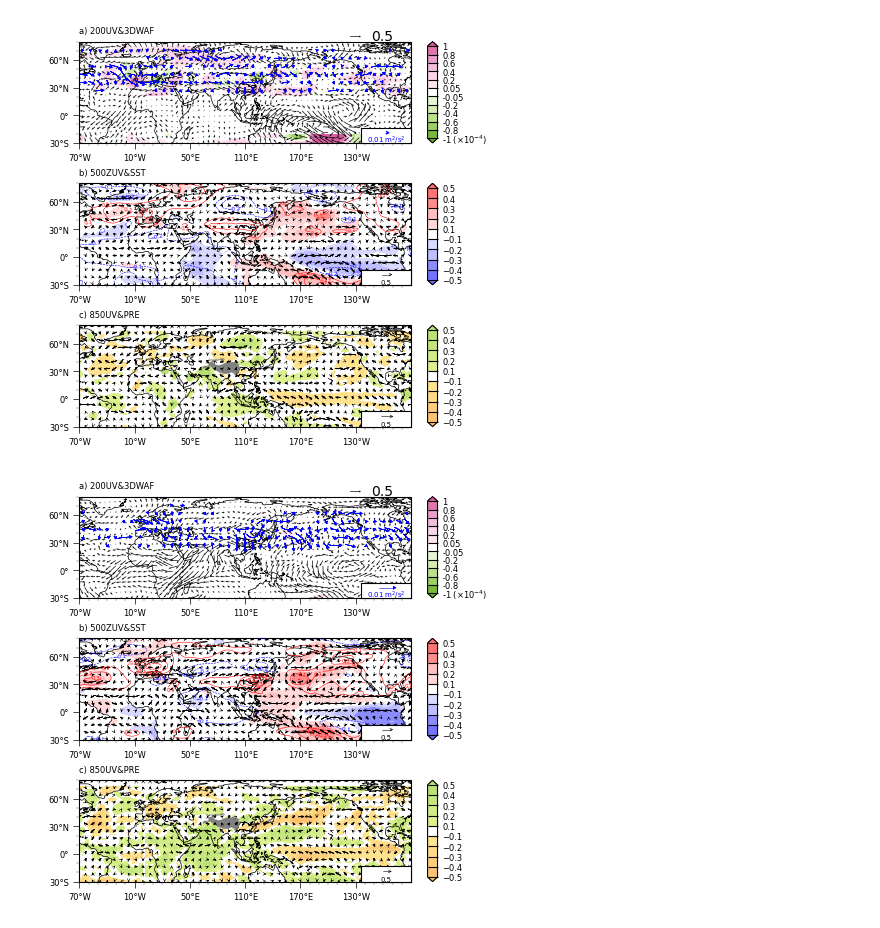
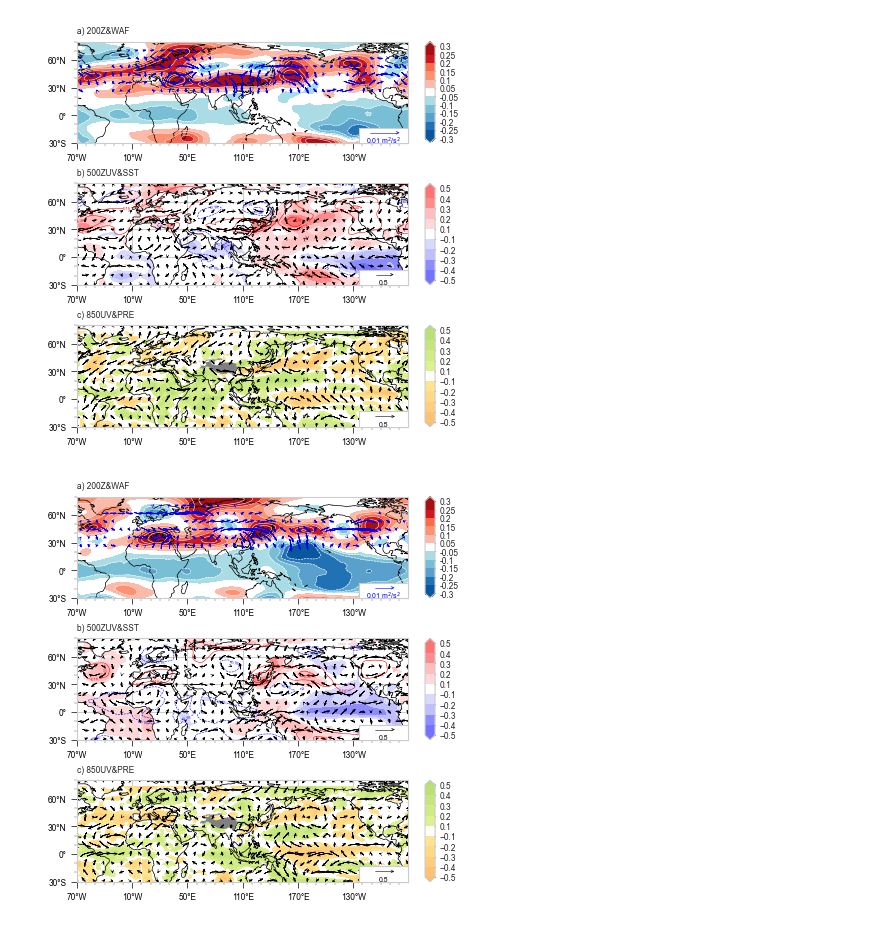
Before and after one commit to hhhopsong/work, a Jupyter notebook: Meteorological/p2/各空间型的异常要素场.ipynb, the cells around one changed output. Saved outputs shown, nothing was run; the diff lists cells and outputs as text; code cells hidden in the pictures.

```diff
--- a/Meteorological/p2/各空间型的异常要素场.ipynb
+++ b/Meteorological/p2/各空间型的异常要素场.ipynb
@@ -48,7 +48,7 @@ def corr(time_series, data):
     correlation_map = correlation.reshape(data.shape[1:])
     return correlation_map
 
-K_type = xr.open_dataset(r"D:/PyFile/p2/data/Time_type_35_0.1_4.nc")
+K_type = xr.open_dataset(r"D:/PyFile/p2/data/Time_type_AverFiltAll0.9%_0.3%_3.nc")
 # z
 z_low = era5_p("E:/data/ERA5/ERA5_pressLev/era5_pressLev.nc", 1961, 2022, [200, 500, 850], 'z')
 z_high = era5_hp("E:/data/ERA5/ERA5_pressLev/era5_pressLev_high.nc", 1961, 2022, [100, 150], 'z')
@@ -129,7 +129,7 @@ for ipic in tq.trange(len(K_type['type'])):
     xticks1 = np.arange(-180, 180, 10)
     yticks1 = np.arange(-30, 81, 30)
     ax1 = fig.add_subplot(gs[0], projection=ccrs.PlateCarree(central_longitude=180-70))
-    ax1.set_title(f"a) 200UV&3DWAF", fontsize=6, loc='left')
+    ax1.set_title(f"a) 200Z&WAF", fontsize=6, loc='left')
     ax1.add_feature(cfeature.COASTLINE.with_scale('110m'), linewidth=0.5)
     ax1.add_geometries(Reader(r'D:\PyFile\map\self\长江_TP\长江_tp.shp').geometries(), ccrs.PlateCarree(),
                       facecolor='none', edgecolor='black', linewidth=.5)
@@ -154,11 +154,13 @@ for ipic in tq.trange(len(K_type['type'])):
                                 ('lon', U['lon'].data)])
     waf_x, waf_y, waf_z = TN_WAF_3D(Uc, Vc, GEOa, Tc)
     waf_, lon = add_cyclic_point(waf_z[1], coord=waf_z['lon'])
-    waf_contf = ax1.contourf(lon, waf_z['lat'], waf_,
-                                           levels=np.array([-.5, -.4, -.3, -.2, -.1, -.05, .05, .1, .2, .3, .4, .5])*1e-4,
-                                           cmap=cmaps.MPL_PiYG_r[11+10:55]+ cmaps.CBR_wet[0] + cmaps.CBR_wet[0] + cmaps.CBR_wet[0] + cmaps.CBR_wet[0] + cmaps.CBR_wet[0] + cmaps.CBR_wet[0] + cmaps.MPL_PiYG_r[72:116-10],
+    waf_contf = ax1.contourf(Z['lon'], Z['lat'], corr_z[ipic, 2, :, :],
+                                           levels=np.array([-.3, -.25, -.2, -.15, -.1, -.05 , .05, .1, .15, .2, .25, .3]),
+                                           cmap=cmaps.temp_diff_18lev[2:-2],
                                            extend='both',
                                            transform=ccrs.PlateCarree(central_longitude=0))
+    waf_cont = ax1.contour(Z['lon'], Z['lat'], corr_z[ipic, 2, :, :], colors='white', levels=[.1, .15, .2, .25, .3], linestyle='-', linewidths=0.4, transform=ccrs.PlateCarree(central_longitude=0))
+    ax1.contour(Z['lon'], Z['lat'], corr_z[ipic, 2, :, :], colors='white', levels=[-.3, -.25, -.2, -.15, -.1], linestyle='-', linewidths=0.4, transform=ccrs.PlateCarree(central_longitude=0))
     waf_speed = np.sqrt(waf_x[1] ** 2 + waf_y[1] ** 2)
     waf_speed_50 = np.nanpercentile(waf_speed, 50)
     waf_speed_mask = np.where(waf_speed > waf_speed_50, 1, 0)
@@ -167,16 +169,13 @@ for ipic in tq.trange(len(K_type['type'])):
     WAF_cq = Curlyquiver(ax1, waf_x['lon'], waf_x['lat'][:180],
                                   waf_x_mask[:180, :], waf_y_mask[:180, :],
                                   regrid=10, lon_trunc=-70, arrowsize=.5, scale=8, linewidth=0.4,
-                                  color='blue', transform=ccrs.PlateCarree(central_longitude=0), arrowstyle='fancy')
+                                  color='blue', transform=ccrs.PlateCarree(central_longitude=0), )
     WAF_cq.key(fig, U=.001, label='0.01 m$^2$/s$^2$')
-    # wind
-    wind = ax1.quiver(U['lon'], U['lat'], corr_u[ipic, 2, :, :], corr_v[ipic, 2, :, :], transform=ccrs.PlateCarree(central_longitude=0), scale=15, width=0.002, headwidth=3, headlength=4, headaxislength=3, regrid_shape=20)
-    ax1.quiverkey(wind, 0.85, 1.05, .5, r'0.5', labelpos='E')
     # 色标
     ax1_colorbar = inset_axes(ax1, width="3%", height="100%", loc='lower left', bbox_to_anchor=(1.05, 0., 1, 1), bbox_transform=ax1.transAxes, borderpad=0)
     cb1 = plt.colorbar(waf_contf, cax=ax1_colorbar, orientation='vertical')
-    cb1.locator = ticker.FixedLocator(np.array([-.5, -.4, -.3, -.2, -.1, -.05, .05, .1, .2, .3, .4, .5])*1e-4)
-    cb1.set_ticklabels(['-1 ($×10^{-4}$)', '-0.8', '-0.6', '-0.4', '-0.2', '-0.05','0.05','0.2','0.4','0.6','0.8','1'])
+    cb1.locator = ticker.FixedLocator(np.array([-.3, -.25, -.2, -.15, -.1, -.05 , .05, .1, .15, .2, .25, .3]))
+    cb1.set_ticklabels(['-0.3', '-0.25', '-0.2', '-0.15', '-0.1', '-0.05', '0.05', '0.1','0.15','0.2','0.25','0.3'])
     cb1.ax.tick_params(length=7, labelsize=6, direction='in')  # length为刻度线的长度
 
     ax2 = fig.add_subplot(gs[1], projection=ccrs.PlateCarree(central_longitude=180-70))
@@ -186,43 +185,43 @@ for ipic in tq.trange(len(K_type['type'])):
     ax2.set_extent([-180, 180, -30, 80], crs=ccrs.PlateCarree(central_longitude=0))
     latlon_fmt(ax2, xticks1, yticks1, MultipleLocator(60), MultipleLocator(10), MultipleLocator(30), MultipleLocator(10))
     # z
-    z_high = ax2.contour(Z['lon'], Z['lat'], corr_z[ipic, 3, :, :], colors='red', levels=[.1, .2, .3, .4, .5], linewidths=0.4, transform=ccrs.PlateCarree(central_longitude=0))
-    z_low = ax2.contour(Z['lon'], Z['lat'], corr_z[ipic, 3, :, :], colors='blue', levels=[-.5,-.4,-.3,-.2,-.1], linewidths=0.4, transform=ccrs.PlateCarree(central_longitude=0))
-    z_high.clabel(inline=1, fontsize=4)
-    z_low.clabel(inline=1, fontsize=4)
+    z_high = ax2.contour(Z['lon'], Z['lat'], corr_z[ipic, 3, :, :], colors='red', levels=[.15, .3], linewidths=0.4, transform=ccrs.PlateCarree(central_longitude=0))
+    z_low = ax2.contour(Z['lon'], Z['lat'], corr_z[ipic, 3, :, :], colors='blue', levels=[-.3, -.15], linewidths=0.4, transform=ccrs.PlateCarree(central_longitude=0))
+    z_high.clabel(inline=1, fontsize=3)
+    z_low.clabel(inline=1, fontsize=3)
     # sst
     sst = ax2.contourf(Sst['lon'], Sst['lat'], corr_sst[ipic, :, :], cmap=cmaps.GMT_polar[4:10] + cmaps.CBR_wet[0] + cmaps.GMT_polar[10:-4], levels=[-.5, -.4, -.3, -.2, -.1, .1, .2, .3, .4, .5], extend='both', transform=ccrs.PlateCarree(central_longitude=0))
     # wind
     wind = Curlyquiver(ax2, U['lon'], U['lat'], corr_u[ipic, 3, :, :], corr_v[ipic, 3, :, :],
-                                  lon_trunc=-70, arrowsize=.5, scale=40, linewidth=0.4, regrid=15,
+                                  lon_trunc=-70, arrowsize=.5, scale=20, linewidth=0.4, regrid=12,
                                   transform=ccrs.PlateCarree(central_longitude=0))
     wind.key(fig, U=0.5, label='0.5')
     # 色条
     ax2_colorbar = inset_axes(ax2, width="3%", height="100%", loc='lower left', bbox_to_anchor=(1.05, 0., 1, 1), bbox_transform=ax2.transAxes, borderpad=0)
     cb2 = plt.colorbar(sst, cax=ax2_colorbar, orientation='vertical')
     cb2.ax.tick_params(length=7, labelsize=6, direction='in')  # length为刻度线的长度
 
     ax3 = fig.add_subplot(gs[2], projection=ccrs.PlateCarree(central_longitude=180-70))
     ax3.set_title(f"c) 850UV&PRE", fontsize=6, loc='left')
     ax3.add_feature(cfeature.COASTLINE.with_scale('110m'), linewidth=0.5)
     ax3.add_geometries(Reader(r'D:\PyFile\map\self\长江_TP\长江_tp.shp').geometries(), ccrs.PlateCarree(),facecolor='none', edgecolor='black', linewidth=.5)
     ax3.add_geometries(Reader(r'D:\PyFile\map\地图边界数据\青藏高原边界数据总集\TPBoundary_2500m\TPBoundary_2500m.shp').geometries(),
                                    ccrs.PlateCarree(), facecolor='gray', edgecolor='gray', linewidth=.1, hatch='.', zorder=2)
     ax3.set_extent([-180, 180, -30, 80], crs=ccrs.PlateCarree(central_longitude=0))
     latlon_fmt(ax3, xticks1, yticks1, MultipleLocator(60), MultipleLocator(10), MultipleLocator(30), MultipleLocator(10))
     # pre
     pre = ax3.contourf(Pre['lon'], Pre['lat'], corr_pre[ipic, :, :], cmap=cmaps.MPL_RdYlGn[32+10:56] + cmaps.CBR_wet[0] + cmaps.MPL_RdYlGn[72:96-10], levels=[-.5, -.4, -.3, -.2, -.1, .1, .2, .3, .4, .5], extend='both', transform=ccrs.PlateCarree(central_longitude=0))
     # wind
     wind = Curlyquiver(ax3, U['lon'], U['lat'], corr_u[ipic, 4, :, :], corr_v[ipic, 4, :, :],
-                                  lon_trunc=-70, arrowsize=.5, scale=40, linewidth=0.4, regrid=15,
+                                  lon_trunc=-70, arrowsize=.5, scale=20, linewidth=0.4, regrid=12,
                                   transform=ccrs.PlateCarree(central_longitude=0))
     wind.key(fig, U=0.5, label='0.5')
     # 色条
     ax3_colorbar = inset_axes(ax3, width="3%", height="100%", loc='lower left', bbox_to_anchor=(1.05, 0., 1, 1), bbox_transform=ax3.transAxes, borderpad=0)
     cb3 = plt.colorbar(pre, cax=ax3_colorbar, orientation='vertical')
     cb3.ax.tick_params(length=7, labelsize=6, direction='in')  # length为刻度线的长度
     plt.savefig(f'D:/PyFile/p2/pic/各空间型异常环流场{ipic}.png', dpi=600, bbox_inches='tight')
     plt.show()
 # %% [output]
-[figure, old version]
+[figure, new version]
-[figure, old version]
+[figure, new version]
```
Also changed, not shown: parts of 1 cell of this notebook, 9 other files.
